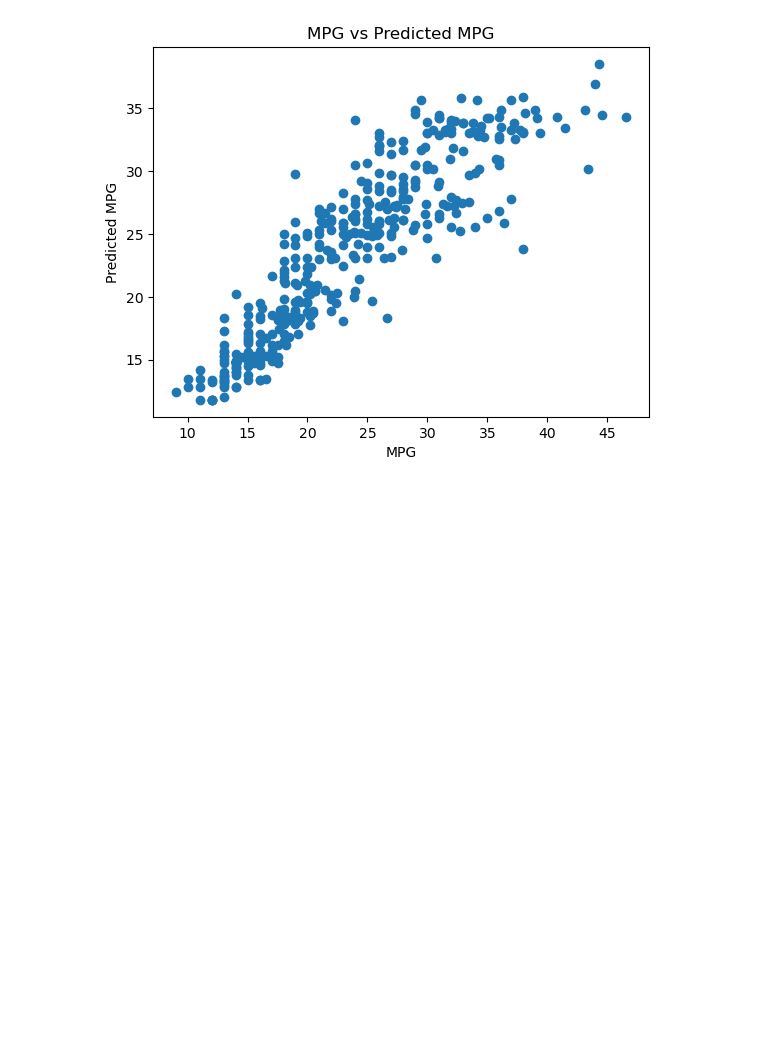
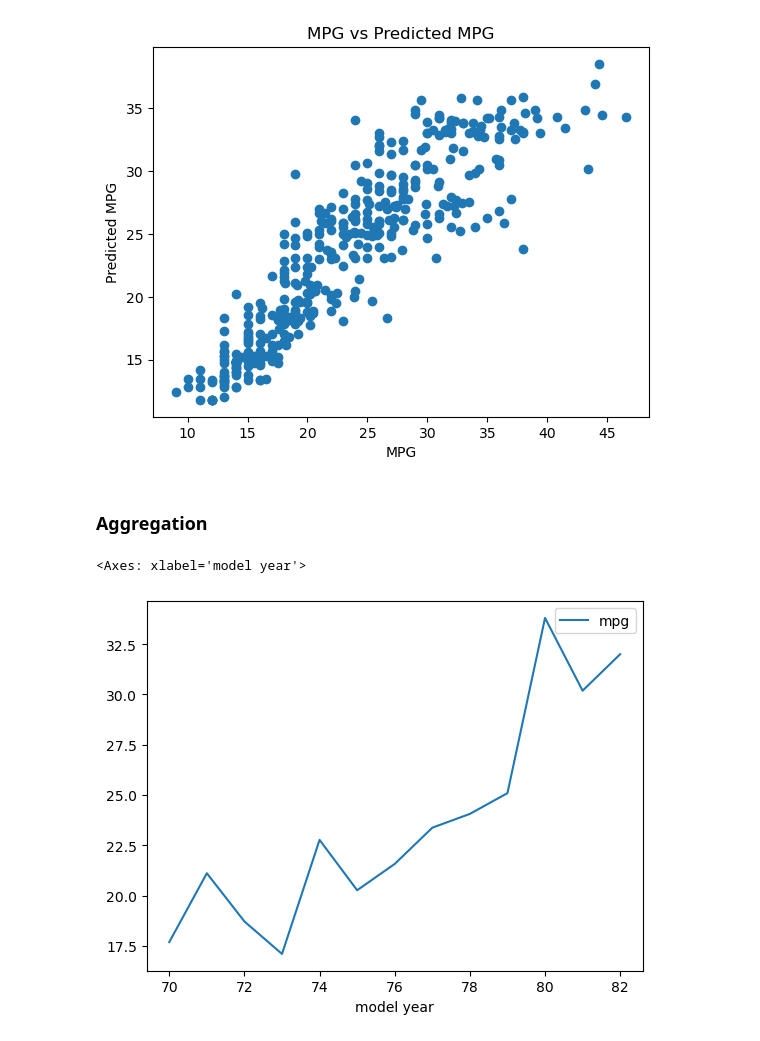
Before and after one commit to get-to-work-together/Python-Data-Analyse-Defensie, a Jupyter notebook: 2023-09 Training/mtcars.ipynb, the cells around one changed output. Cells and saved outputs as stored; diff of their text form; code cells hidden in the pictures; blank space fills up the shorter version.

```diff
--- a/2023-09 Training/mtcars.ipynb
+++ b/2023-09 Training/mtcars.ipynb
@@ -448,0 +464,7 @@ plt.show()
+# %% [markdown]
+### Aggregation
+# %%
+df[['mpg', 'model year']].groupby('model year').mean().plot()
+# %% [output]
+<Axes: xlabel='model year'>
+[figure, added]
```
Also changed, not shown: parts of 13 cells of this notebook, 1 other file.
